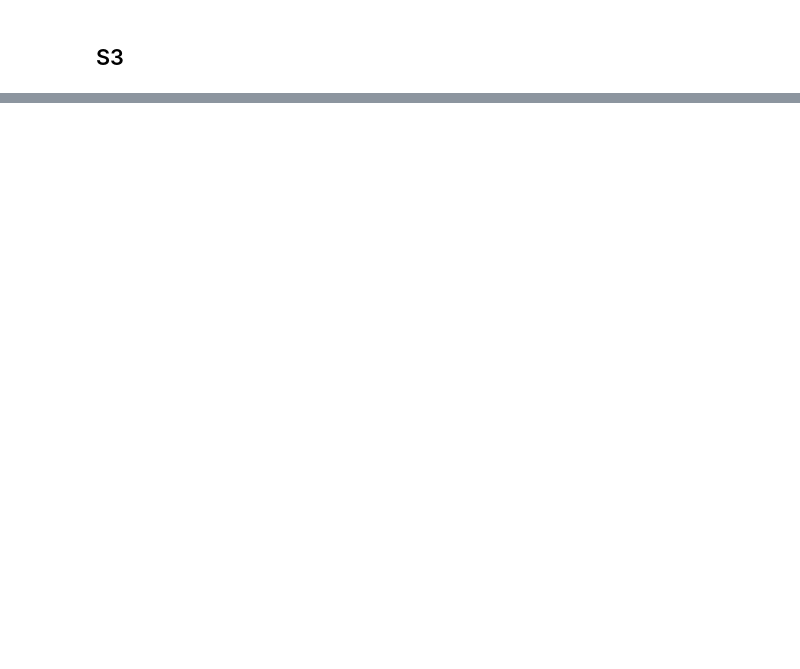
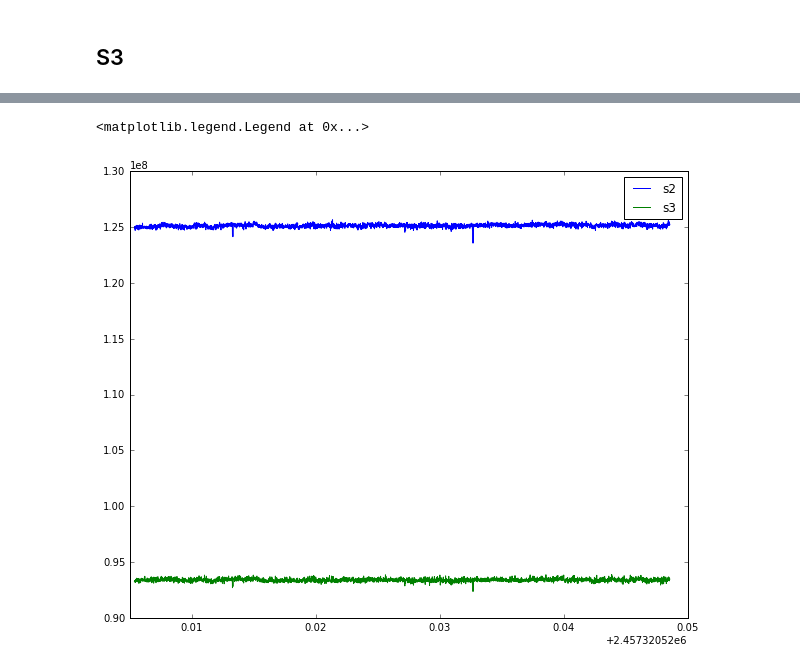
Before and after one commit to rafia37/NIRCam-data-analysis, a Jupyter notebook: Lab data.ipynb, the cells around one changed output, grey strips where cells are left out. Drawn from its saved outputs; the diff is of its cells as text; code cells hidden in the pictures; blank space fills up the shorter version.

```diff
--- a/Lab data.ipynb
+++ b/Lab data.ipynb
@@ -182,3 +185,7 @@ s3_plot = plt.plot(s3_times, s3_norm_flux)
 # %%
-plt.plot(s2_times, s2_norm_flux)
-plt.plot(s3_times, s3_norm_flux)
+plt.plot(s2_times, s2_fluxes, label = 's2')
+plt.plot(s3_times, s3_fluxes, label = 's3')
+plt.legend(loc ='best')
+# %% [output]
+<matplotlib.legend.Legend at 0x...>
+[figure, added]
```
Also changed, not shown: parts of 17 cells of this notebook, 38 other files.
